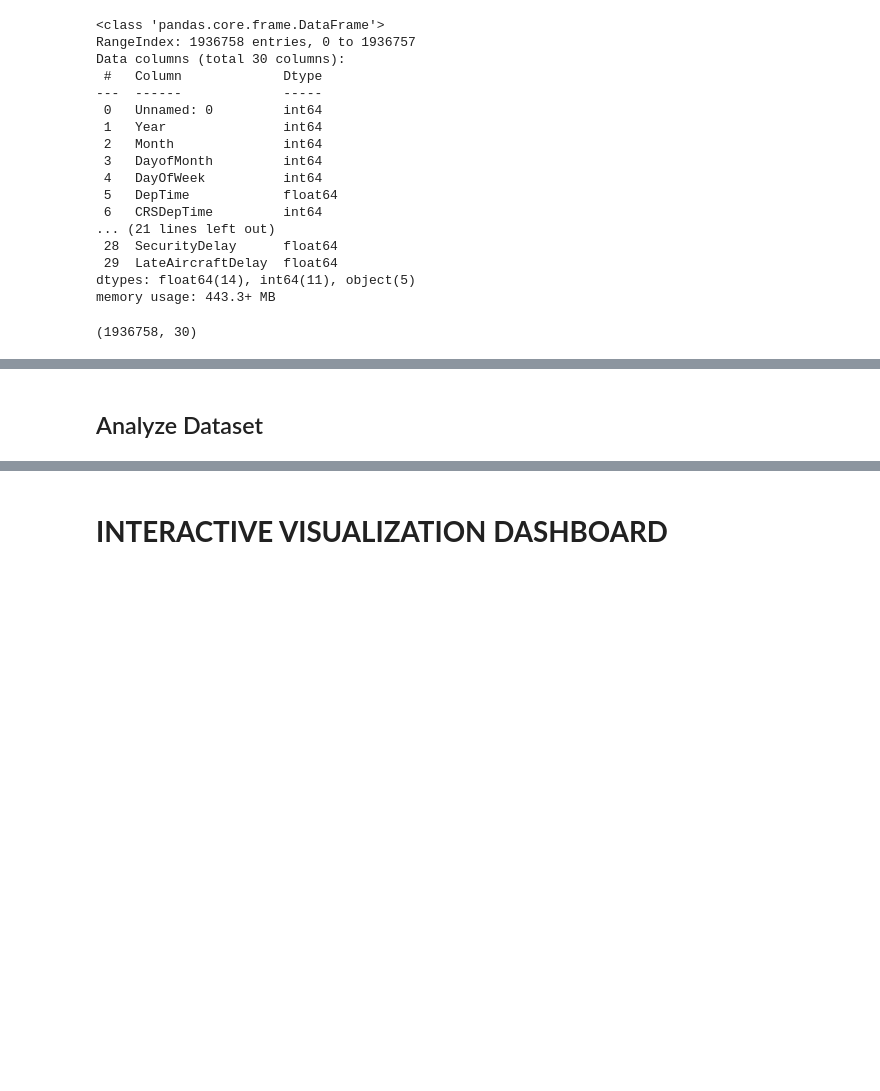
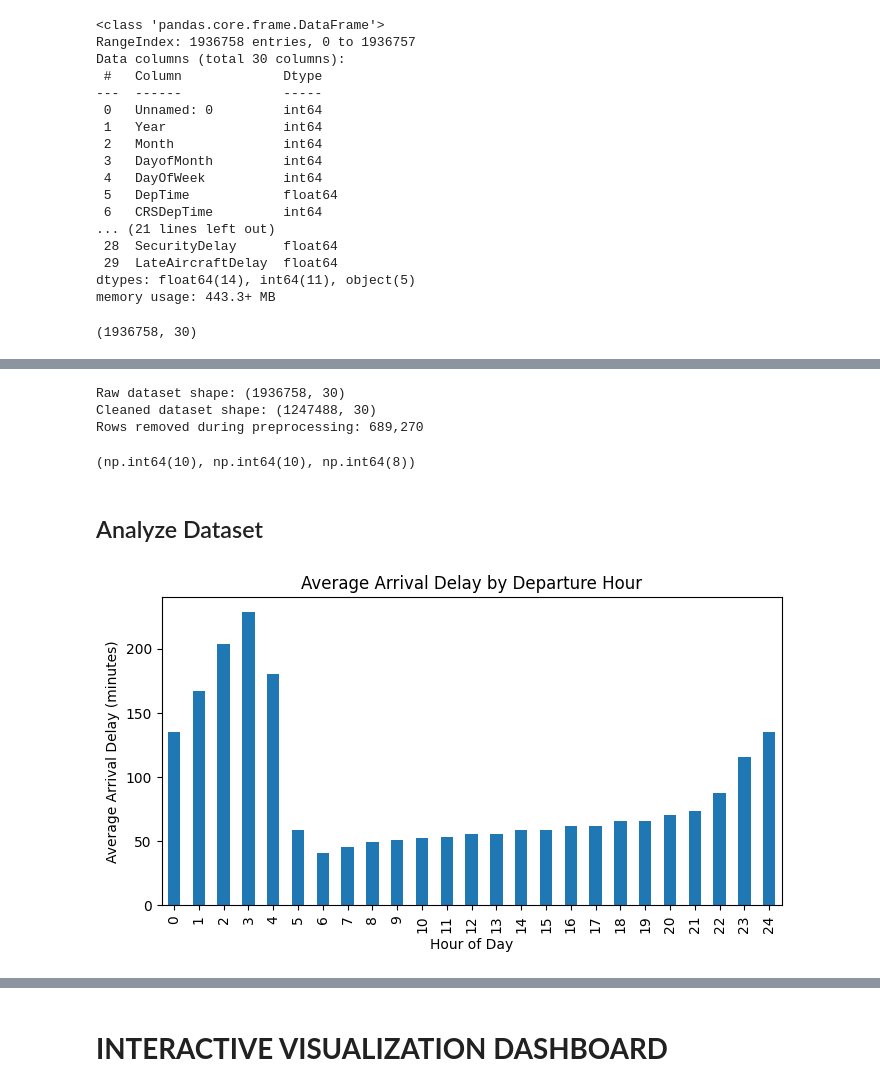
Before and after one commit to glgunderson/INFOB2DA-PA4, a Jupyter notebook: pa4.ipynb, the cells around one changed output, grey strips where cells are left out. Drawn from its saved outputs; the diff is of its cells as text; code cells hidden in the pictures; blank space fills up the shorter version.

Commit message:
Experiment with dataset

```diff
--- a/pa4.ipynb
+++ b/pa4.ipynb
@@ -118,0 +118,32 @@ memory usage: 441.4+ MB
+# %%
+# PREPROCESSING
+
+# Drop redundant/irrelevant columns
+df = df.drop(columns=['Unnamed: 0', 'Year'])
+
+# Remove cancelled or diverted flights
+df = df[(df['Cancelled'] == 0) & (df['Diverted'] == 0)]
+
+# Identify records with complete delay-cause data
+delayed = ['CarrierDelay', 'WeatherDelay', 'NASDelay', 'SecurityDelay', 'LateAircraftDelay']
+df = df.dropna(subset=delayed)
+
+# Drop rows missing essential delay information
+df = df.dropna(subset=['ArrDelay'])
+
+# Fill missing delay-cause values (NaN) with 0
+df[delayed] = df[delayed].fillna(0)
+
+# Clip negative delay values (representing early arrivals) to 0
+df['ArrDelay'] = df['ArrDelay'].clip(lower=0)
+
+# Derive new time-based features for later visualization
+df['DepHour'] = (df['DepTime'] // 100).astype(int)
+df['ArrHour'] = (df['ArrTime'] // 100).astype(int)
+
+# Reset DataFrame index to ensure clean row alignment
+df = df.reset_index(drop=True)
+
+# Verify structure after preprocessing
+df.info()
+df.shape
@@ -119,4 +235,25 @@ memory usage: 441.4+ MB
+# %%
+print(f"Raw dataset shape: {df_raw.shape}")
+print(f"Cleaned dataset shape: {df.shape}")
+print(f"Rows removed during preprocessing: {df_raw.shape[0] - df.shape[0]:,}")
+# %% [output]
+Raw dataset shape: (1936758, 30)
+Cleaned dataset shape: (1247488, 30)
+Rows removed during preprocessing: 689,270
+# %%
+# Delays greater than 24 hours
+(df['ArrDelay'] > 1440).sum(), (df['DepDelay'] > 1440).sum(), (df['CarrierDelay'] > 1440).sum()
+# %% [output]
+(np.int64(10), np.int64(10), np.int64(8))
 # %% [markdown]
 ## Analyze Dataset
 # %%
 # Experiment with basic charts/visualizations
+# %%
+df.groupby('DepHour')['ArrDelay'].mean().plot(kind='bar', figsize=(8,4))
+plt.title("Average Arrival Delay by Departure Hour")
+plt.xlabel("Hour of Day")
+plt.ylabel("Average Arrival Delay (minutes)")
+plt.show()
+# %% [output]
+[figure, added]
```
Also changed, not shown: parts of 17 cells of this notebook.
